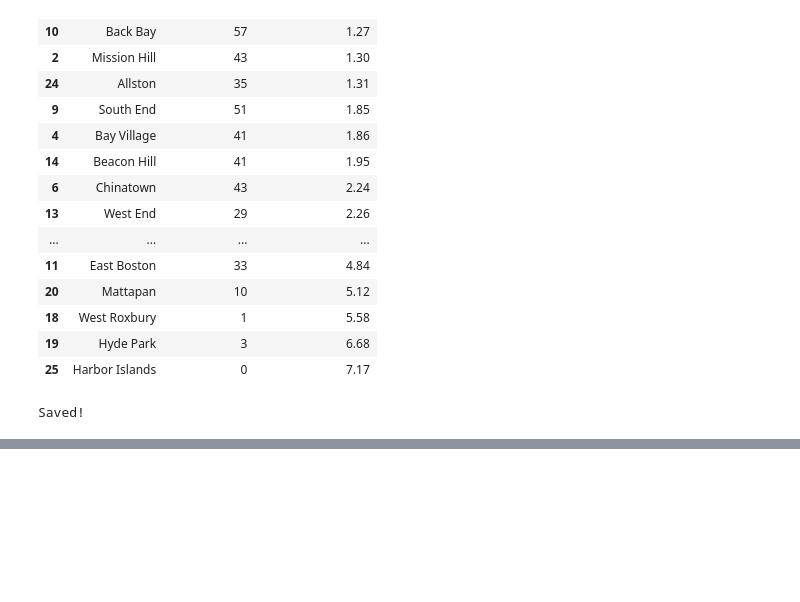
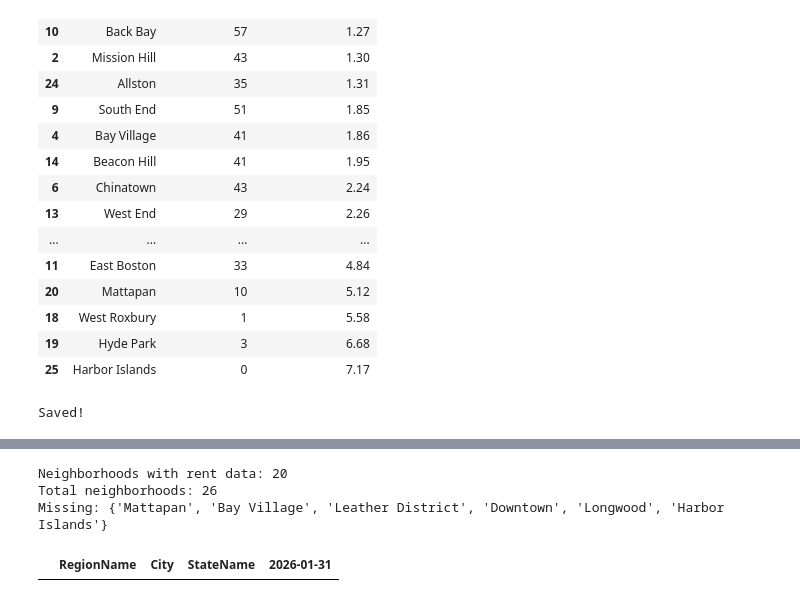
Before and after one commit to Kpop-Smoke/bu-neighborhood-recommender, a Jupyter notebook: notebooks/02_spatial_join.ipynb, the cells around one changed output, grey strips where cells are left out. Drawn from its saved outputs; the diff is of its cells as text; code cells hidden in the pictures; blank space fills up the shorter version.

```diff
--- a/notebooks/02_spatial_join.ipynb
+++ b/notebooks/02_spatial_join.ipynb
@@ -256,0 +436,17 @@ Saved!
+# %%
+print(f"Neighborhoods with rent data: {len(neighborhood_rent)}")
+print(f"Total neighborhoods: {len(neighborhoods)}")
+
+# Which neighborhoods are MISSING rent data?
+all_neighborhoods = set(neighborhoods['name'].tolist())
+rent_neighborhoods = set(neighborhood_rent['neighborhood'].tolist())
+missing = all_neighborhoods - rent_neighborhoods
+print(f"Missing: {missing}")
+# %% [output]
+Neighborhoods with rent data: 20
+Total neighborhoods: 26
+Missing: {'Mattapan', 'Bay Village', 'Leather District', 'Downtown', 'Longwood', 'Harbor Islands'}
+# %%
+rent[rent['RegionName'] == 2126][['RegionName', 'City', 'StateName', '2026-01-31']]
+# %% [output]
+|  | RegionName | City | StateName | 2026-01-31 |
```
Also changed, not shown: parts of 10 cells of this notebook.
